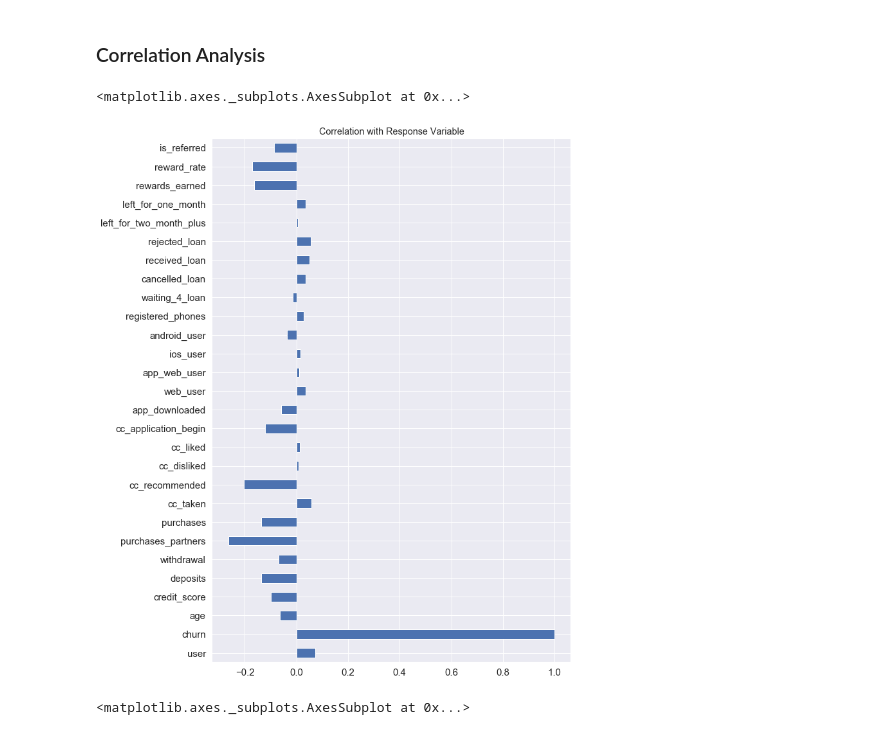
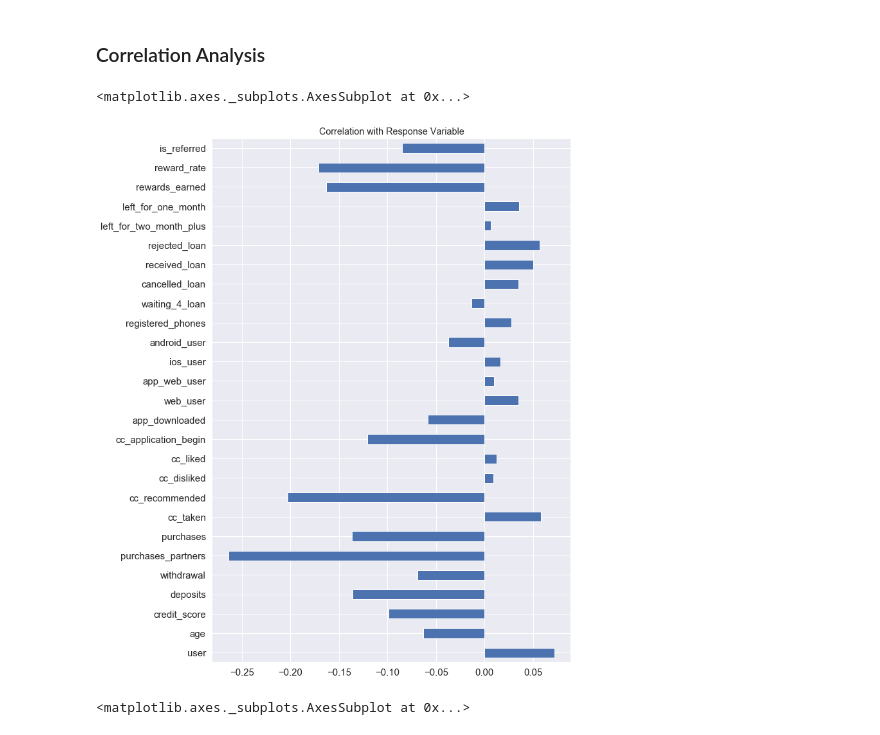
Before and after one commit to fares-ds/Minimizing-Churn-Rate-Through-Analysis-of-Financial-Habits, a Jupyter notebook: Minimizing Churn Rate Through Analysis of Financial Habits.ipynb, the cells around one changed output. Cells and saved outputs as stored; diff of their text form; code cells hidden in the pictures.

```diff
--- a/Minimizing Churn Rate Through Analysis of Financial Habits.ipynb
+++ b/Minimizing Churn Rate Through Analysis of Financial Habits.ipynb
@@ -266,12 +266,12 @@ for i, column in enumerate(categorical_col, 1) :
 # %% [markdown]
 ### Correlation Analysis
 # %%
-data.corrwith(data.churn).plot.barh(figsize=(10, 15),
+data.drop('churn', axis=1).corrwith(data.churn).plot.barh(figsize=(10, 15),
                                    title='Correlation with Response Variable',
                                    fontsize=15, grid=True)
 # %% [output]
 <matplotlib.axes._subplots.AxesSubplot at 0x...>
-[figure, old version]
+[figure, new version]
 # %%
 plt.figure(figsize=(30, 25))
 sns.heatmap(data.drop('user', axis=1).corr(), annot=True)
```
Also changed, not shown: parts of 6 cells of this notebook.
